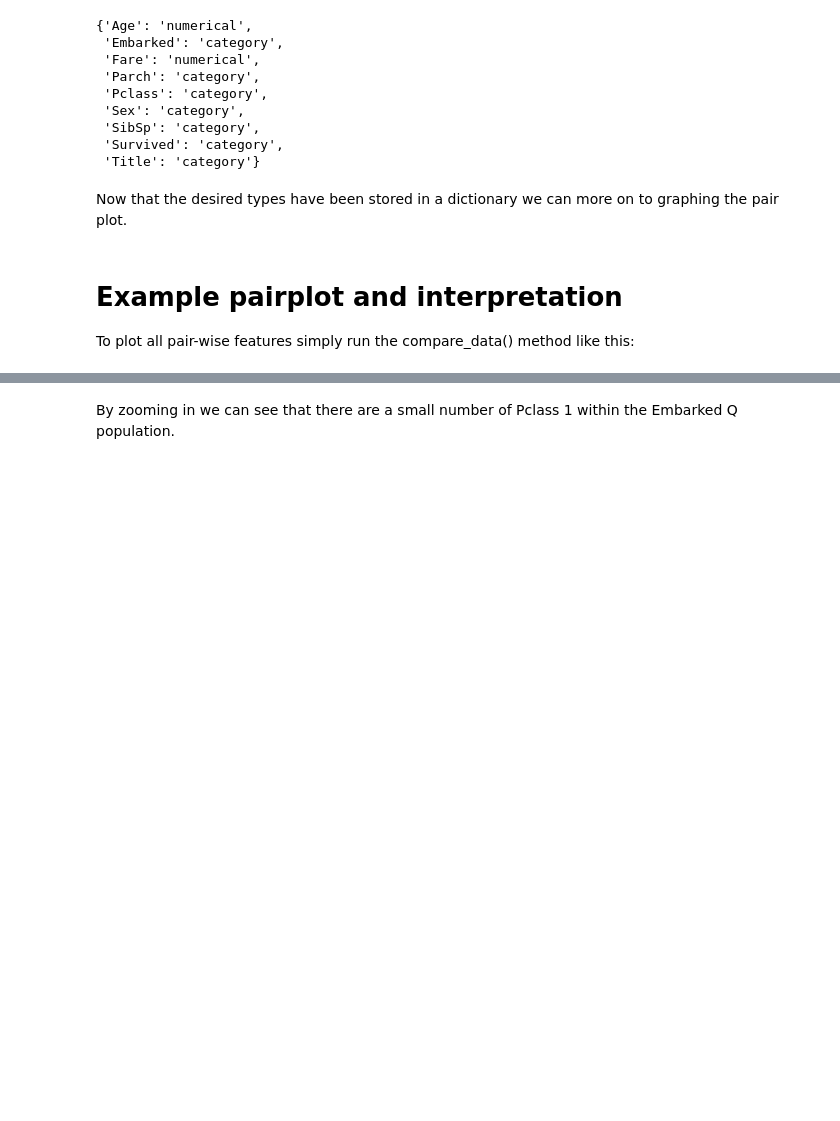
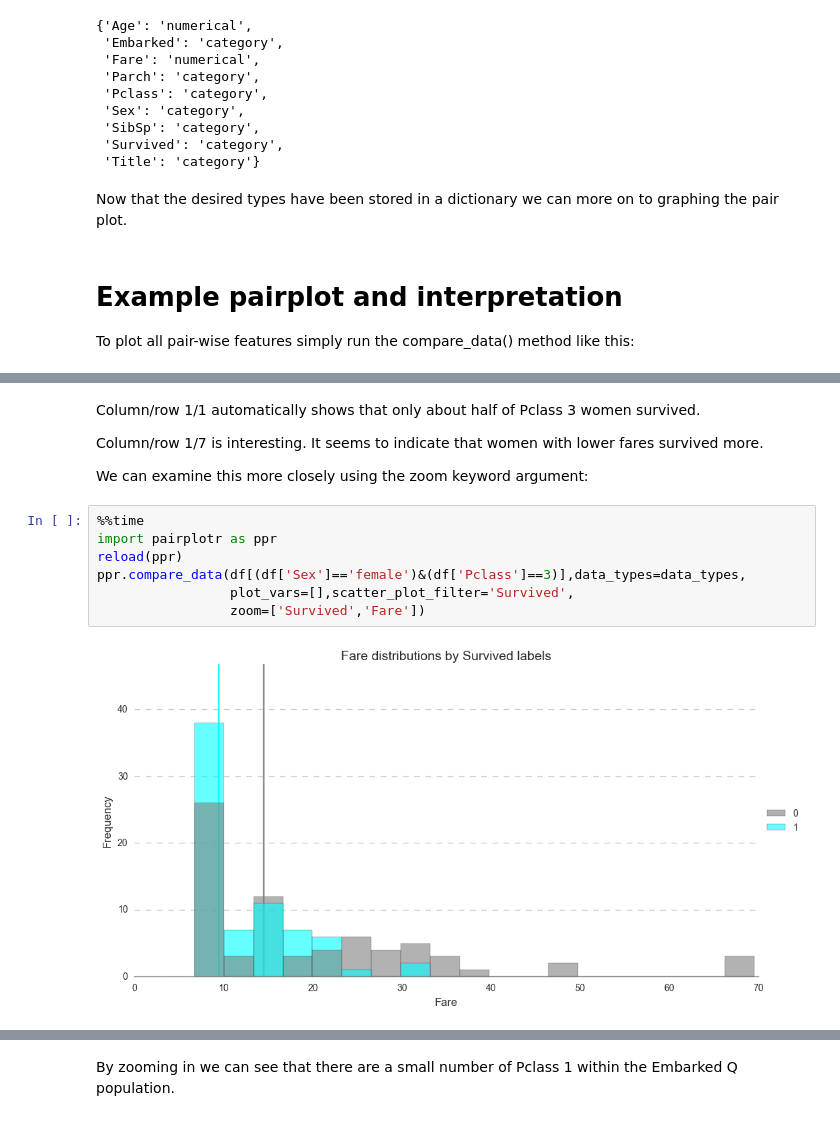
Before and after one commit to kpflugshaupt/pairplotr, a Jupyter notebook: pairplotr_demo.ipynb, the cells around one changed output, grey strips where cells are left out. Drawn from its saved outputs; the diff is of its cells as text; blank space fills up the shorter version.

```diff
--- a/pairplotr_demo.ipynb
+++ b/pairplotr_demo.ipynb
@@ -152,0 +156,15 @@ Wall time: 8.43 s
+# %% [markdown]
+Column/row 1/1 automatically shows that only about half of Pclass 3 women survived.
+
+Column/row 1/7 is interesting. It seems to indicate that women with lower fares survived more.
+
+We can examine this more closely using the zoom keyword argument:
+# %%
+%%time
+import pairplotr as ppr
+reload(ppr)
+ppr.compare_data(df[(df['Sex']=='female')&(df['Pclass']==3)],data_types=data_types,
+                 plot_vars=[],scatter_plot_filter='Survived',
+                 zoom=['Survived','Fare'])
+# %% [output]
+[figure, added]
```
Also changed, not shown: parts of 7 cells of this notebook, 1 other file.
